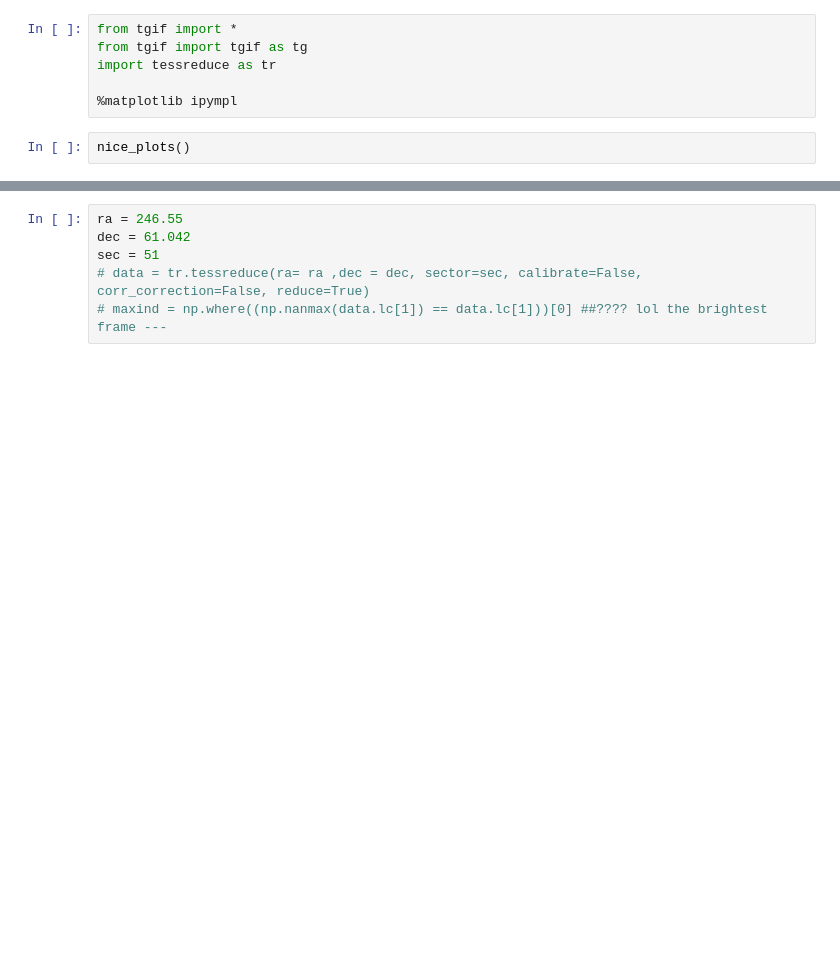
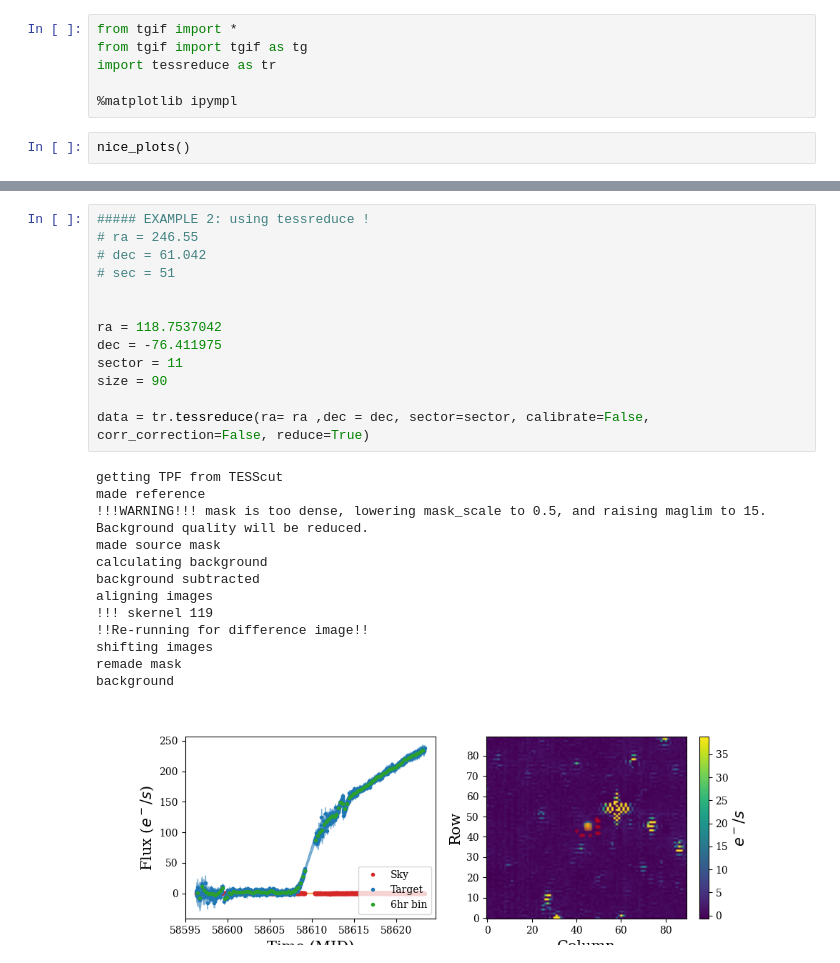
Before and after one commit to crixiii/tgif, a Jupyter notebook: example.ipynb, the cells around one changed output, grey strips where cells are left out. Saved outputs shown, nothing was run; the diff lists cells and outputs as text; blank space fills up the shorter version.

```diff
--- a/example.ipynb
+++ b/example.ipynb
@@ -9,6 +19,27 @@ nice_plots()
 # %%
-ra = 246.55
-dec = 61.042
-sec = 51
-# data = tr.tessreduce(ra= ra ,dec = dec, sector=sec, calibrate=False, corr_correction=False, reduce=True)
-# maxind = np.where((np.nanmax(data.lc[1]) == data.lc[1]))[0] ##???? lol the brightest frame ---
+##### EXAMPLE 2: using tessreduce !
+# ra = 246.55
+# dec = 61.042
+# sec = 51
+
+
+ra = 118.7537042
+dec = -76.411975
+sector = 11
+size = 90
+
+data = tr.tessreduce(ra= ra ,dec = dec, sector=sector, calibrate=False, corr_correction=False, reduce=True)
+# %% [output]
+getting TPF from TESScut
+made reference
+!!!WARNING!!! mask is too dense, lowering mask_scale to 0.5, and raising maglim to 15. Background quality will be reduced.
+made source mask
+calculating background
+background subtracted
+aligning images
+!!! skernel 119
+!!Re-running for difference image!!
+shifting images
+remade mask
+background
+[figure, added]
```
Also changed, not shown: parts of 8 cells of this notebook, 3 other files.
